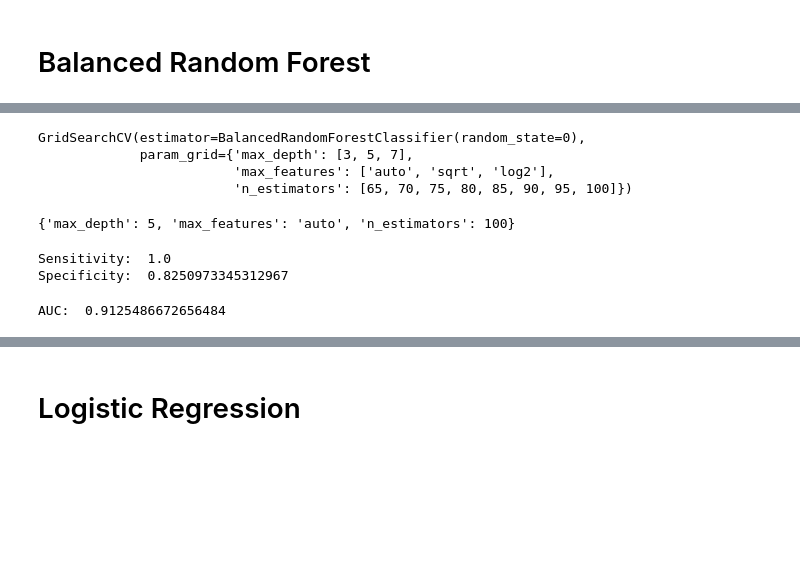
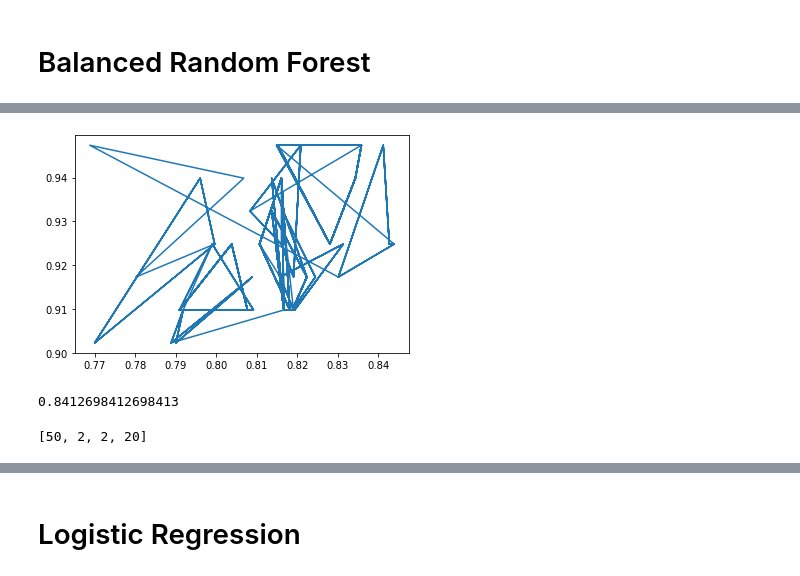
Before and after one commit to JessieZ-1204/MIMIC-III-VTE---Project, a Jupyter notebook: Model Trainning&Testing.ipynb, the cells around one changed output, grey strips where cells are left out. Saved outputs shown, nothing was run; the diff lists cells and outputs as text; code cells hidden in the pictures; blank space fills up the shorter version.

Commit message:
Building ML Models and find significant features

```diff
--- a/Model Trainning&Testing.ipynb
+++ b/Model Trainning&Testing.ipynb
@@ -66,6 +85,7 @@ from sklearn import metrics
 # Create a dict for tuning parameters
 brf_para = {}
 # %%
-brf_para['n_estimators'] = [65, 70, 75, 80, 85, 90, 95, 100]
-brf_para['max_depth'] = [3, 5, 7]
-brf_para['max_features'] = ['auto', 'sqrt', 'log2']
+brf_para['n_estimators'] = [10, 25, 50, 100, 150, 200]
+brf_para['max_depth'] = [2,4, 6, 8, 10]
+brf_para['min_samples_split'] = [2, 3, 4, 5]
+brf_para['min_samples_leaf'] = [15, 20, 25, 30]
@@ -72,15 +94,29 @@ brf_para['max_features'] = ['auto', 'sqrt', 'log2']
+# %%
+sen_lst=[]
+spe_lst=[]
+auc_lst=[]
+para_lst = []
 # %%
-# GridSearch
-brfc = BalancedRandomForestClassifier(random_state=0)
-gsc = GridSearchCV(brfc, brf_para)
+# Tune the best parameters
+for i in brf_para['n_estimators']:
+    for j in brf_para['max_depth']:
+        for k in brf_para['min_samples_split']:
+            for m in brf_para['min_samples_leaf']:
+                model = BalancedRandomForestClassifier(n_estimators=i, max_depth=j,
+                                                       max_features='log2',
+                                                       min_samples_split=k,
+                                                       min_samples_leaf=m,
+                                                       random_state=1,
+                                                       n_jobs = -1)
+                model.fit(X_train, Y_train)
+                y_pred = model.predict(X_train)
+                tn, fp, fn, tp = metrics.confusion_matrix(Y_train, y_pred).ravel()
+                sensitivity = tp/(tp+fn)
+                specificity = tn/(fp+tn)
+                fpr, tpr, thresholds = metrics.roc_curve(Y_train, y_pred)
+                auc = metrics.auc(fpr, tpr)
+                if sensitivity <= 0.95:
+                    sen_lst.append(sensitivity)
+                    spe_lst.append(specificity)
+                    auc_lst.append(auc)
+                    para_lst.append([i, j, k, m])
-# %%
-gsc.fit(X_train, Y_train)
-# %% [output]
-GridSearchCV(estimator=BalancedRandomForestClassifier(random_state=0),
-             param_grid={'max_depth': [3, 5, 7],
-                         'max_features': ['auto', 'sqrt', 'log2'],
-                         'n_estimators': [65, 70, 75, 80, 85, 90, 95, 100]})
-# %%
-gsc.best_params_
-# %% [output]
-{'max_depth': 5, 'max_features': 'auto', 'n_estimators': 100}
@@ -92,17 +123,5 @@ y_pred_brf = brf.predict(X_train)
-# %%
-# Output the sensitivity and specificity
-tn, fp, fn, tp = metrics.confusion_matrix(Y_train, y_pred_brf).ravel()
-sensitivity = tp/(tp+fn)
-specificity = tn/(fp+tn)
-print('Sensitivity: ', sensitivity)
-print('Specificity: ', specificity)
-# %% [output]
-Sensitivity:  1.0
-Specificity:  0.8250973345312967
-# %%
-# Output the auc score
-fpr, tpr, thresholds = metrics.roc_curve(Y_train, y_pred_brf)
-auc_score = metrics.auc(fpr, tpr)
-print('AUC: ', auc_score)
-# %% [output]
-AUC:  0.9125486672656484
+# %%
+plt.plot(spe_lst, sen_lst)
+plt.show()
+# %% [output]
+[figure, added]
@@ -108,0 +131,8 @@ AUC:  0.9125486672656484
+# %%
+spe_lst[brf_max_index]
+# %% [output]
+0.8412698412698413
+# %%
+para_lst[brf_max_index]
+# %% [output]
+[50, 2, 2, 20]
```
Also changed, not shown: parts of 75 cells of this notebook.
